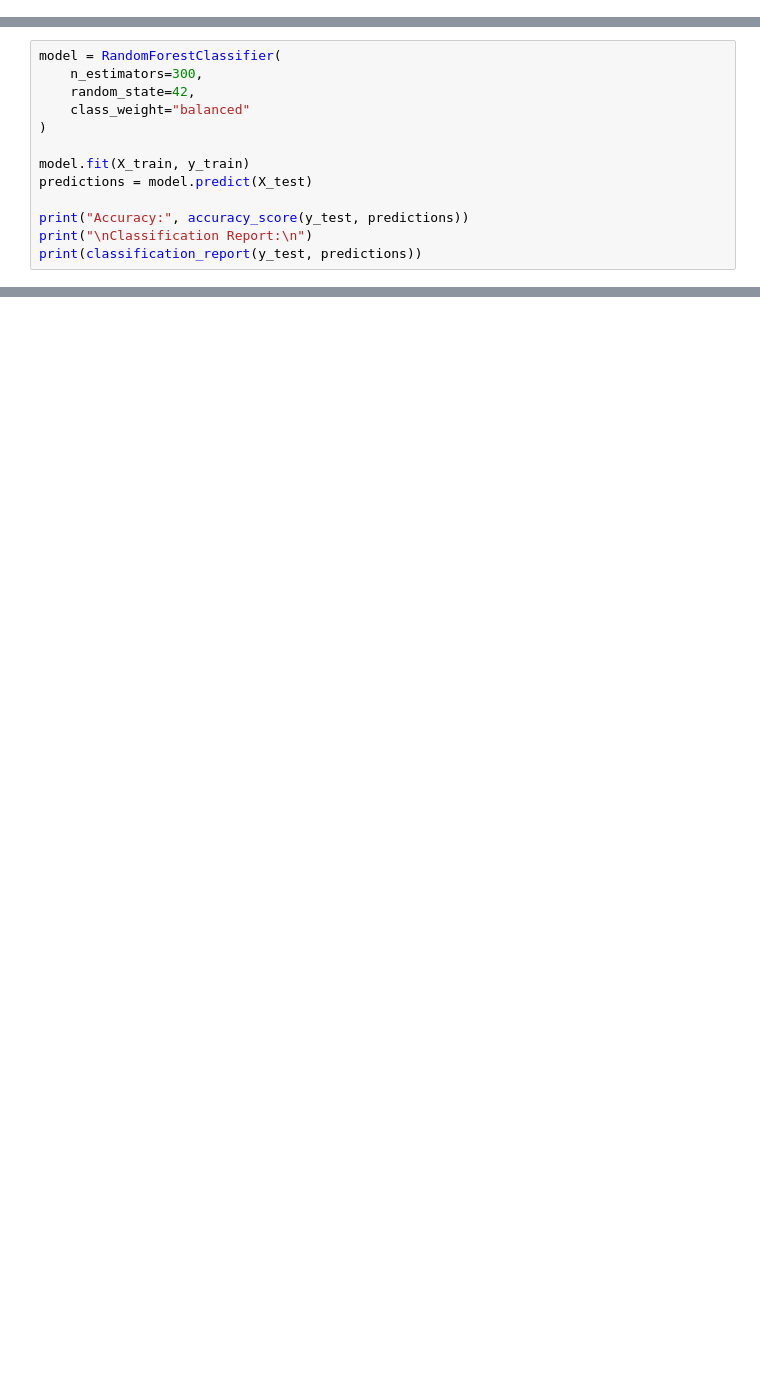
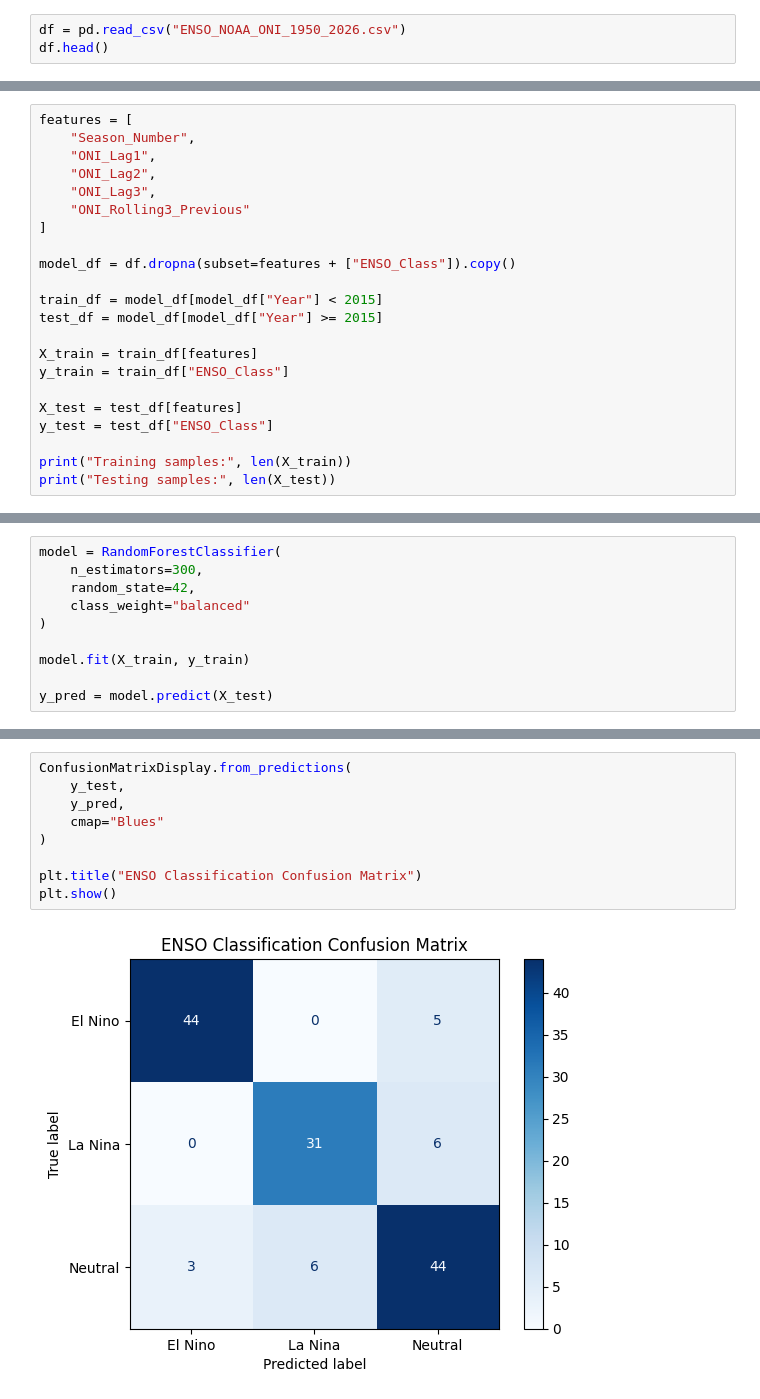
Before and after one commit to amber1714/ML-Case-Studies, a Jupyter notebook: 04_El_Nino_La_Nina/ENSO_ML_Analysis.ipynb, the cells around one changed output, grey strips where cells are left out. Cells and saved outputs as stored; diff of their text form; blank space fills up the shorter version.

```diff
--- a/04_El_Nino_La_Nina/ENSO_ML_Analysis.ipynb
+++ b/04_El_Nino_La_Nina/ENSO_ML_Analysis.ipynb
@@ -91,0 +22,3 @@ print("Test years   :", model_df.loc[test_mask, "Year"].min(), "-", model_df.loc
+# %%
+df = pd.read_csv("ENSO_NOAA_ONI_1950_2026.csv")
+df.head()
@@ -91,0 +64,22 @@ print("Test years   :", model_df.loc[test_mask, "Year"].min(), "-", model_df.loc
+# %%
+features = [
+    "Season_Number",
+    "ONI_Lag1",
+    "ONI_Lag2",
+    "ONI_Lag3",
+    "ONI_Rolling3_Previous"
+]
+
+model_df = df.dropna(subset=features + ["ENSO_Class"]).copy()
+
+train_df = model_df[model_df["Year"] < 2015]
+test_df = model_df[model_df["Year"] >= 2015]
+
+X_train = train_df[features]
+y_train = train_df["ENSO_Class"]
+
+X_test = test_df[features]
+y_test = test_df["ENSO_Class"]
+
+print("Training samples:", len(X_train))
+print("Testing samples:", len(X_test))
@@ -97,8 +94,5 @@ model = RandomForestClassifier(
 )
 
 model.fit(X_train, y_train)
-predictions = model.predict(X_test)
 
-print("Accuracy:", accuracy_score(y_test, predictions))
-print("\nClassification Report:\n")
-print(classification_report(y_test, predictions))
+y_pred = model.predict(X_test)
@@ -111 +119,12 @@ plt.show()
+# %%
+ConfusionMatrixDisplay.from_predictions(
+    y_test,
+    y_pred,
+    cmap="Blues"
+)
+
+plt.title("ENSO Classification Confusion Matrix")
+plt.show()
+# %% [output]
+[figure, added]
 # %%
```
Also changed, not shown: parts of 20 cells of this notebook.
